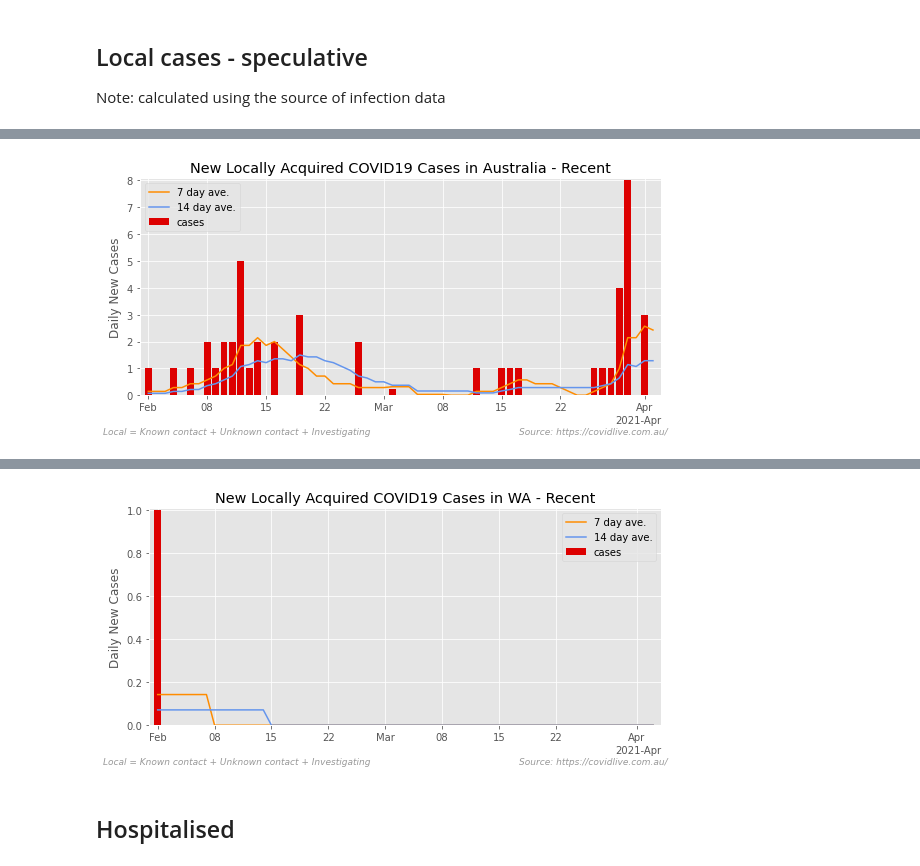
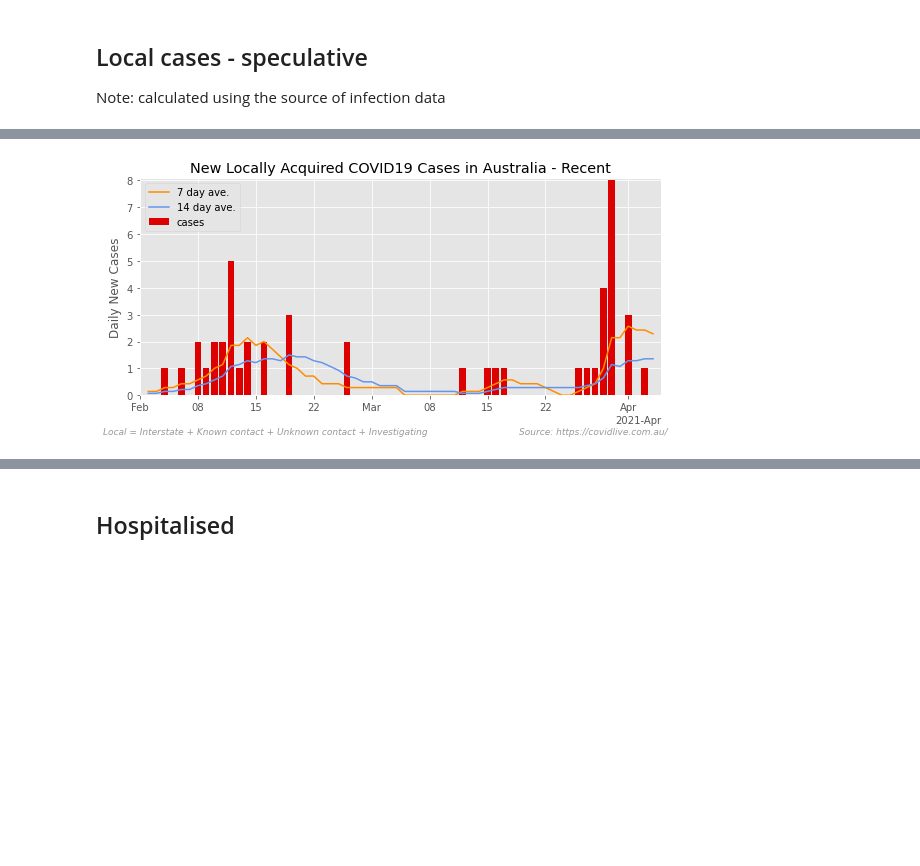
Before and after one commit to bpalmer4/Covid-19, a Jupyter notebook: notebooks/Covid-Australia-covidlive.ipynb, the cells around one changed output, grey strips where cells are left out. Cells and saved outputs as stored; diff of their text form; code cells hidden in the pictures; blank space fills up the shorter version.

```diff
--- a/notebooks/Covid-Australia-covidlive.ipynb
+++ b/notebooks/Covid-Australia-covidlive.ipynb
@@ -157,7 +154,8 @@ for item, desc in zip(capture_list, capture_desc):
         else:
             quality[state] = f'{SOURCE}; Data adjusted for extreme outliers'
 
-    _ = ps.plot_weekly(daily_c[item], desc, quality,
+    _ = ps.plot_weekly(
+                       daily_c[item], desc, quality,
                        chart_directory=CHART_DIRECTORY+'-!weekly-',
                        show=True,
                       )
@@ -212,8 +213,9 @@ for item, desc in zip(capture_list, capture_desc):
 # %%
 mpl.rcParams['axes.prop_cycle'] = mpl.cycler(color=AU_COLOURS)
 # %%
-active_all = frame_data.pivot(index='REPORT_DATE',
-                              columns='NAME',
-                              values='ACTIVE_CNT')
-active_all.index = pd.DatetimeIndex(active_all.index)
-active_all = active_all.dropna(axis=0, how='all')
+active_all = (
+    get_table(frame_data, 'ACTIVE_CNT')
+    .dropna(axis=0, how='all')
+    .fillna(0)
+    .astype(int)
+)
@@ -392,0 +388,22 @@ Note: calculated using the source of infection data
+# %%
+# definition of local (Australian) transmission
+local_trans = ['Interstate', 'Known contact', 'Unknown contact', 'Investigating',]
+local = 'LOCAL_TRANS'
+
+# calculate from from Sourse of Infection data collected above
+local_trans_df = pd.DataFrame()
+for state in state_SOI_data:
+    local_trans_df[state] = state_SOI_data[state][local_trans].sum(axis=1)
+cum_u[local] = (
+    local_trans_df
+    .sort_index(ascending=True)
+    .replace({0: np.nan})
+    .ffill()
+    .fillna(0)
+    .astype(int)
+)
+
+# usual corrections
+daily_u[local], daily_c[local], cum_c[local] = (
+    ps.dataframe_correction(cum_u[local], verbose=False)
+)
@@ -393,6 +445,5 @@ Note: calculated using the source of infection data
 # %%
-local = ['Known contact', 'Unknown contact', 'Investigating']
-local_lfooter = f'Local = {" + ".join(local)}'
+local_lfooter = f'Local = {" + ".join(local_trans)}'
 
 def recent_bar_with_ma_plot(df, mode):
     """plotting function - bar charts for daily local transmission,
@@ -516,5 +490,5 @@ local_daily_cooked = (local_daily_cooked
 # %%
 # and plot it
-recent_bar_with_ma_plot(local_daily_cooked, "cases")
+recent_bar_with_ma_plot(daily_c[local], "cases")
 # %% [output]
-[figure, old version]
+[figure, new version]
@@ -524,4 +498,3 @@ recent_bar_with_ma_plot(local_daily_cooked, "cases")
-[figure, removed]
 # %% [markdown]
 ## Hospitalised
 # %%
```
Also changed, not shown: parts of 23 cells of this notebook, 1 other file.
